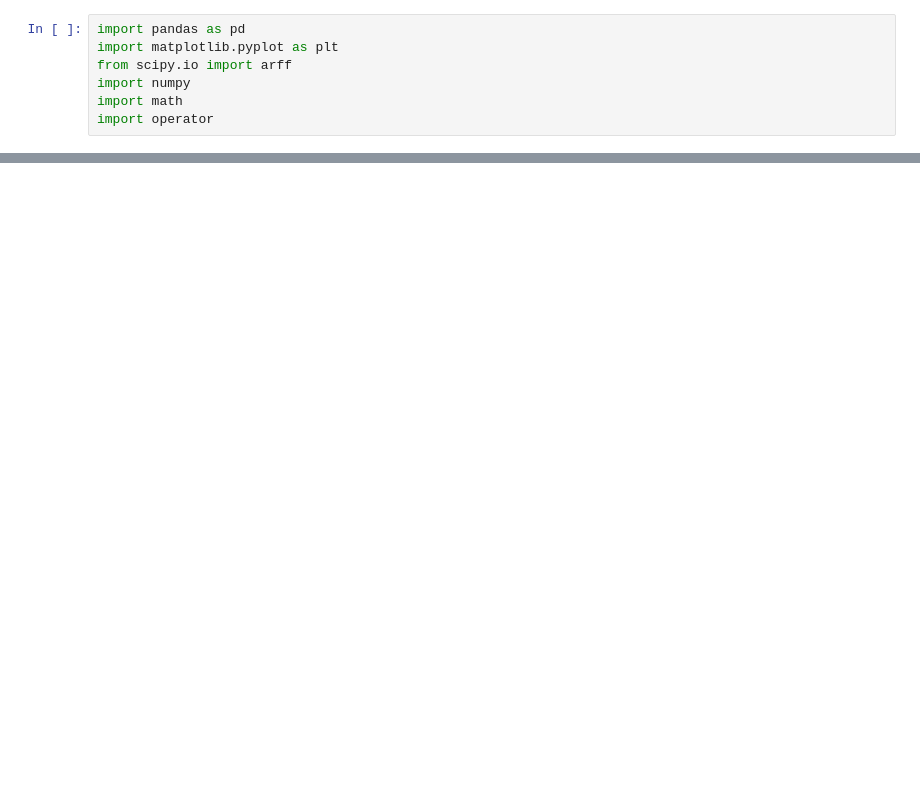
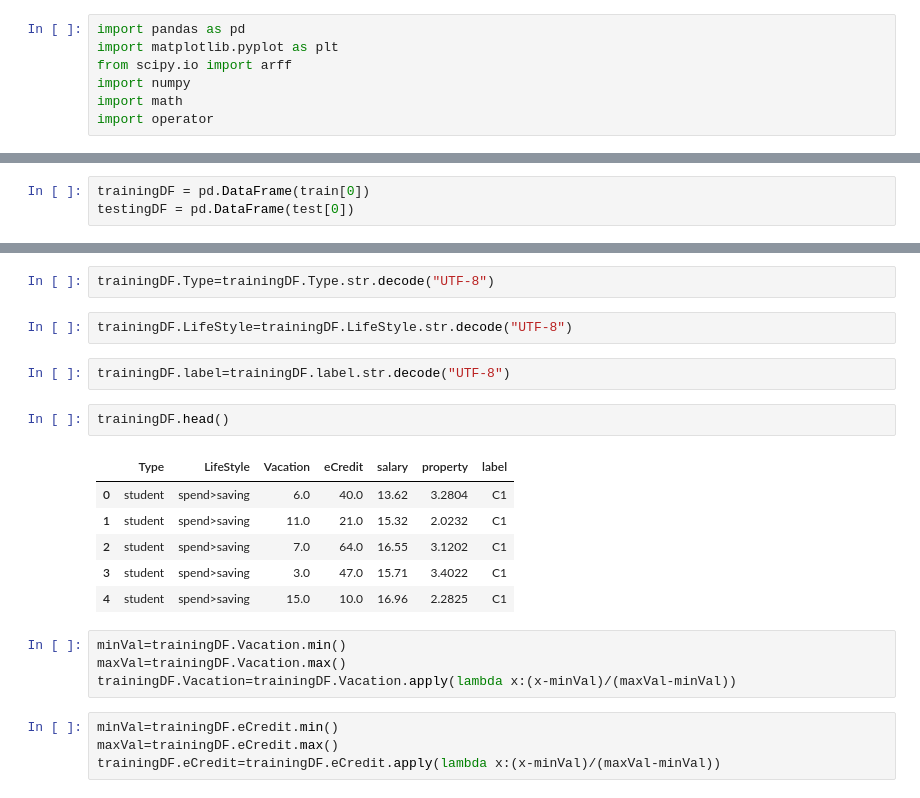
Before and after one commit to gousesair/Machine-Learning, a Jupyter notebook: KNN_Assignment.ipynb, the cells around one changed output, grey strips where cells are left out. Saved outputs shown, nothing was run; the diff lists cells and outputs as text; blank space fills up the shorter version.

```diff
--- a/KNN_Assignment.ipynb
+++ b/KNN_Assignment.ipynb
@@ -117,0 +21,3 @@ testDF.head()
+# %%
+trainingDF = pd.DataFrame(train[0])
+testingDF = pd.DataFrame(test[0])
@@ -117,0 +48,23 @@ testDF.head()
+# %%
+trainingDF.Type=trainingDF.Type.str.decode("UTF-8")
+# %%
+trainingDF.LifeStyle=trainingDF.LifeStyle.str.decode("UTF-8")
+# %%
+trainingDF.label=trainingDF.label.str.decode("UTF-8")
+# %%
+trainingDF.head()
+# %% [output]
+|  | Type | LifeStyle | Vacation | eCredit | salary | property | label |
+| 0 | student | spend>saving | 6.0 | 40.0 | 13.62 | 3.2804 | C1 |
+| 1 | student | spend>saving | 11.0 | 21.0 | 15.32 | 2.0232 | C1 |
+| 2 | student | spend>saving | 7.0 | 64.0 | 16.55 | 3.1202 | C1 |
+| 3 | student | spend>saving | 3.0 | 47.0 | 15.71 | 3.4022 | C1 |
+| 4 | student | spend>saving | 15.0 | 10.0 | 16.96 | 2.2825 | C1 |
+# %%
+minVal=trainingDF.Vacation.min()
+maxVal=trainingDF.Vacation.max()
+trainingDF.Vacation=trainingDF.Vacation.apply(lambda x:(x-minVal)/(maxVal-minVal))
+# %%
+minVal=trainingDF.eCredit.min()
+maxVal=trainingDF.eCredit.max()
+trainingDF.eCredit=trainingDF.eCredit.apply(lambda x:(x-minVal)/(maxVal-minVal))
```
Also changed, not shown: parts of 42 cells of this notebook.
